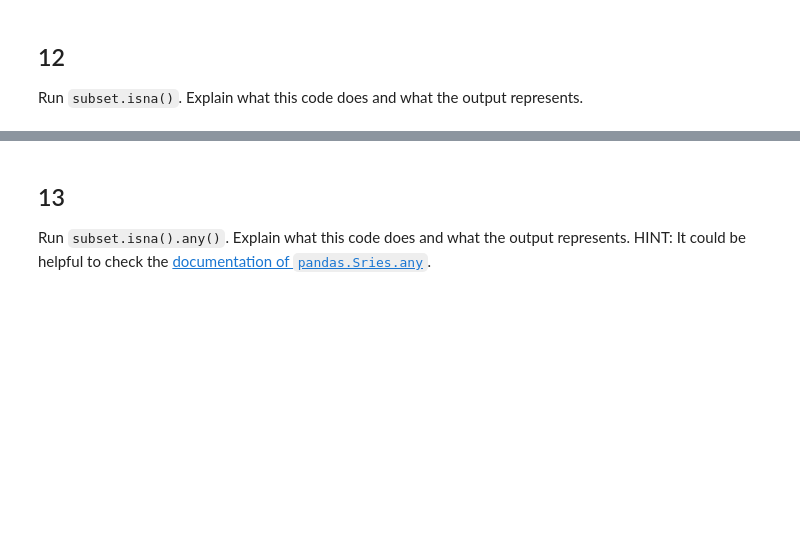
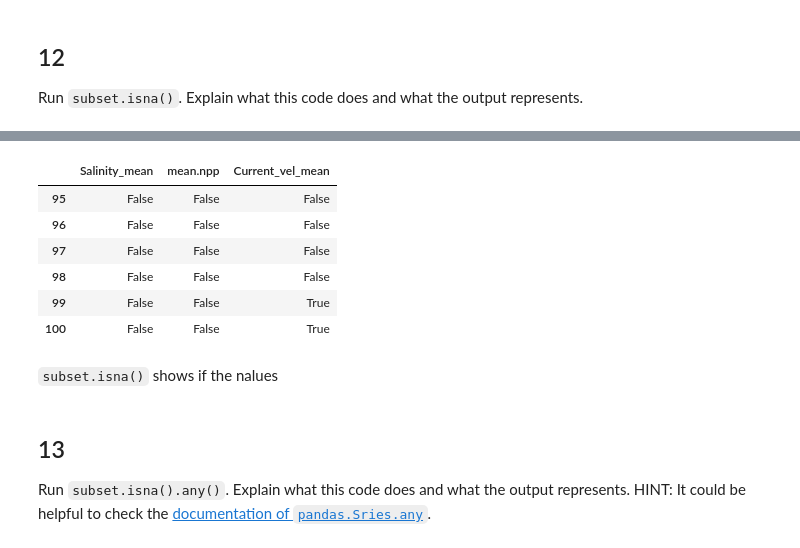
Before and after one commit to p-park6/eds220-hwk-1, a Jupyter notebook: hwk1-task3.ipynb, the cells around one changed output, grey strips where cells are left out. Cells and saved outputs as stored; diff of their text form; code cells hidden in the pictures; blank space fills up the shorter version.

```diff
--- a/hwk1-task3.ipynb
+++ b/hwk1-task3.ipynb
@@ -286,3 +293,16 @@ Run `subset.isna()`. Explain what this code does and what the output represents.
+# %%
+#shows what values are na or not na
+subset.isna()
+# %% [output]
+|  | Salinity_mean | mean.npp | Current_vel_mean |
+| 95 | False | False | False |
+| 96 | False | False | False |
+| 97 | False | False | False |
+| 98 | False | False | False |
+| 99 | False | False | True |
+| 100 | False | False | True |
+# %% [markdown]
+`subset.isna()` shows if the nalues
 # %% [markdown]
 ## 13
 Run `subset.isna().any()`. Explain what this code does and what the output represents. HINT: It could be helpful to check the [documentation of `pandas.Sries.any`](https://pandas.pydata.org/docs/reference/api/pandas.Series.any.html).
```
Also changed, not shown: parts of 2 cells of this notebook.
